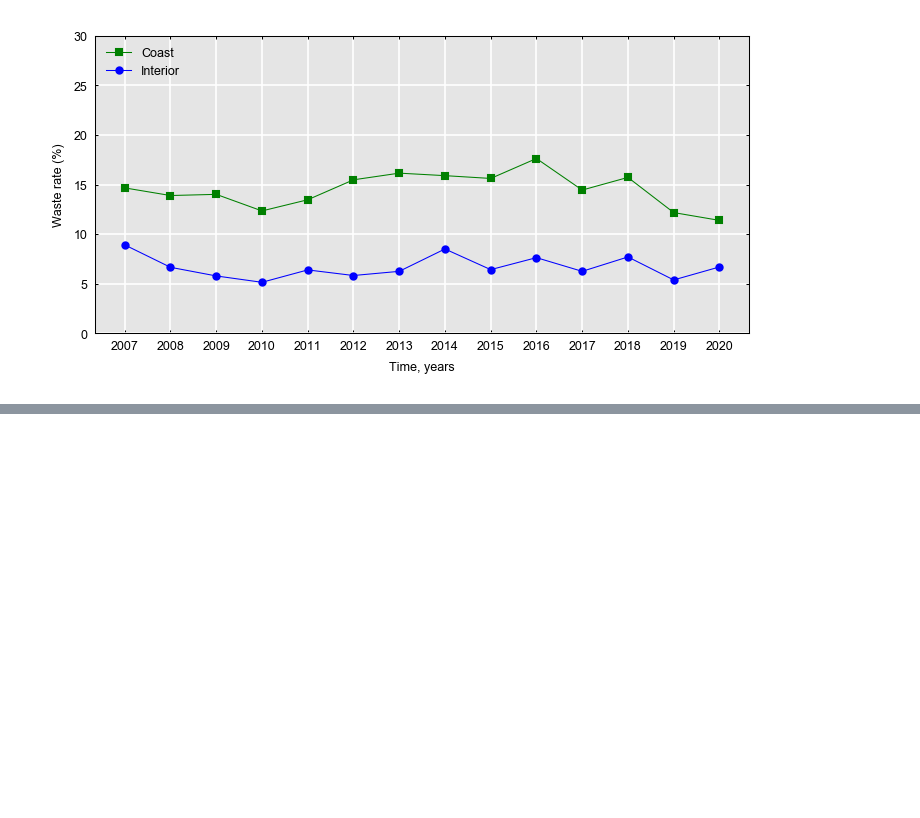
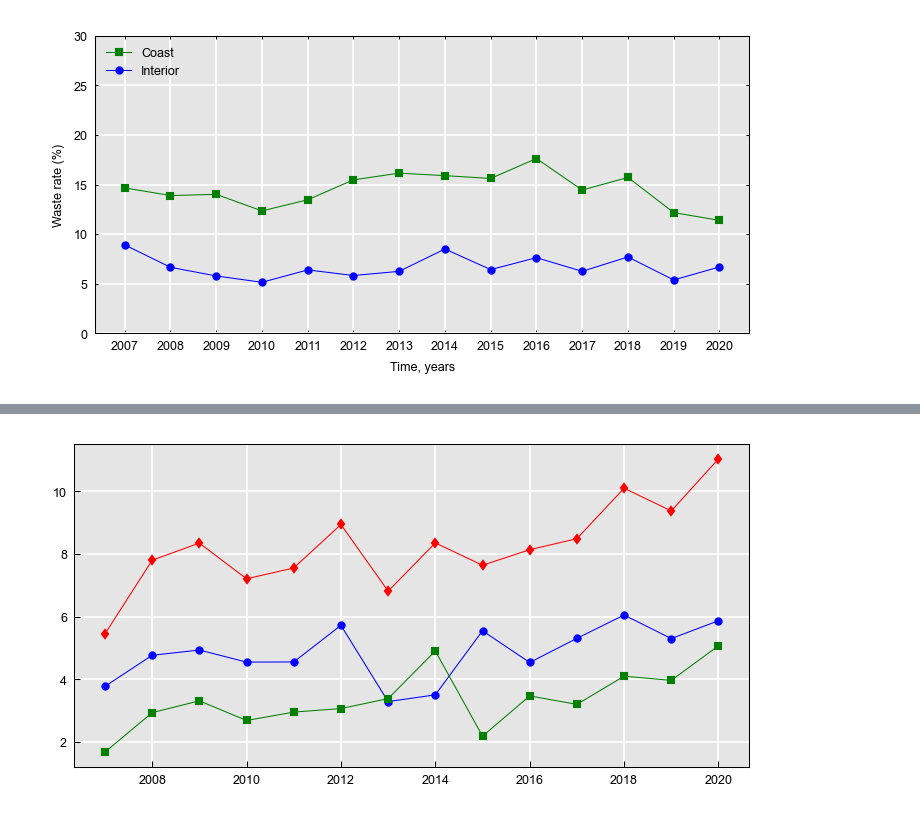
Before and after one commit to RobbieHember/fcexplore, a Jupyter notebook: waste/wastewood_bc_02_analysis.ipynb, the cells around one changed output, grey strips where cells are left out. Saved outputs shown, nothing was run; the diff lists cells and outputs as text; code cells hidden in the pictures; blank space fills up the shorter version.

```diff
--- a/waste/wastewood_bc_02_analysis.ipynb
+++ b/waste/wastewood_bc_02_analysis.ipynb
@@ -614,3 +672,12 @@ ax.yaxis.set_ticks_position('both'); ax.xaxis.set_ticks_position('both'); ax.tic
 ax.legend(loc='upper left',facecolor=[1,1,1],frameon=False);
 # %% [output]
 [figure]
+# %%
+#Dist='DRM' # Rocky Mountain
+#Dist='DQU'
+Dist='DCC'
+#Dist='DPG'
+#Dist='DMH'
+#Dist='DKA'
+#Dist='DCS'
+#Dist='DMK'
@@ -643,0 +711,10 @@ ax.yaxis.set_ticks_position('both'); ax.xaxis.set_ticks_position('both'); ax.tic
+# %%
+plt.close('all'); fig,ax=plt.subplots(1,figsize=gu.cm2inch(12,6)); ms=3; lw=0.5
+ax.plot(tv,dT['Waste Sawlog m3/ha'],'-bo',ms=ms,lw=lw,label='Coast')
+ax.plot(tv,dT['Waste GradeY/4 m3/ha'],'-gs',ms=ms,lw=lw,label='Coast')
+ax.plot(tv,dT['Waste Total m3/ha'],'-rd',ms=ms,lw=lw,label='Coast');
+#ax.set(ylim=[0,30],ylabel='Waste rate (%)',xticks=np.arange(2007,2021,1),xlabel='Time, years')
+#ax.yaxis.set_ticks_position('both'); ax.xaxis.set_ticks_position('both'); ax.tick_params(length=1.5)
+#ax.legend(loc='upper left',facecolor=[1,1,1],frameon=False);
+# %% [output]
+[figure, added]
```
Also changed, not shown: parts of 16 cells of this notebook, 6 other files.
